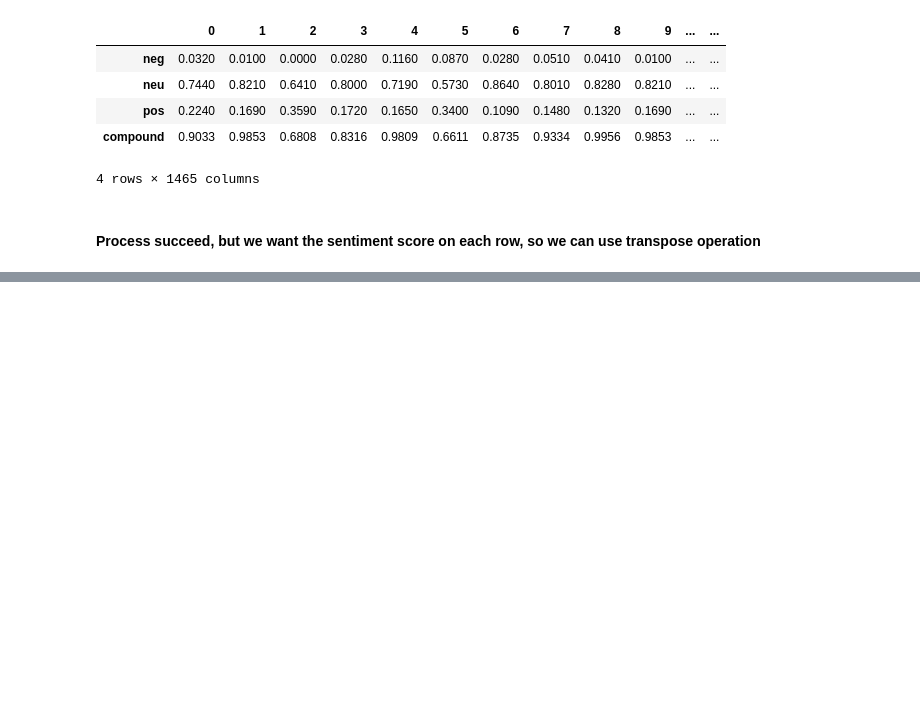
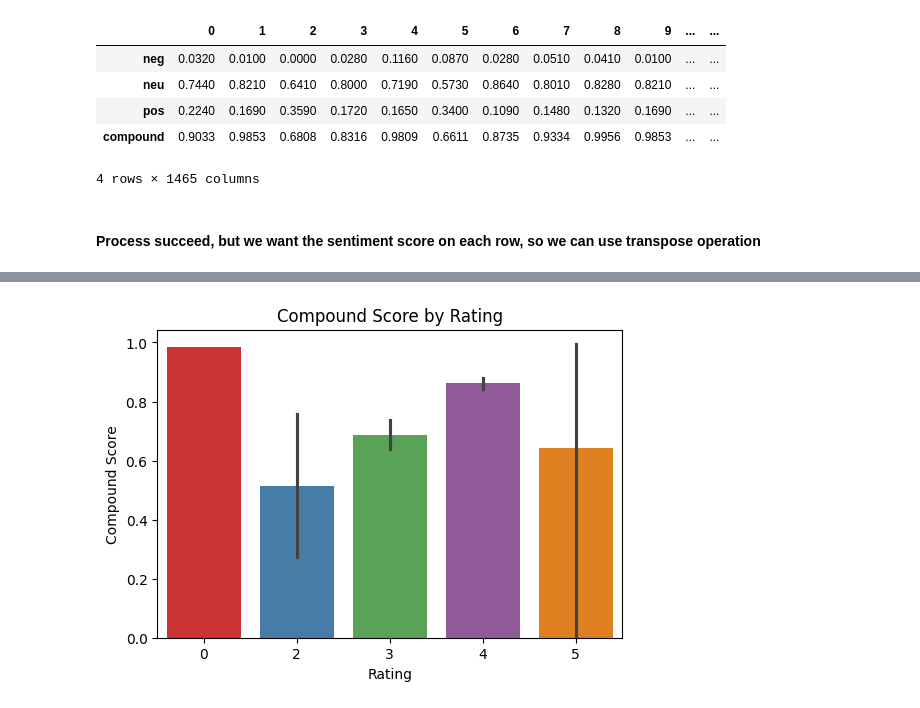
Before and after one commit to Enlightenus/Amazon_sales_analysis, a Jupyter notebook: sentiment_analysis.ipynb, the cells around one changed output, grey strips where cells are left out. Drawn from its saved outputs; the diff is of its cells as text; code cells hidden in the pictures; blank space fills up the shorter version.

Commit message:
Vader

```diff
--- a/sentiment_analysis.ipynb
+++ b/sentiment_analysis.ipynb
@@ -114,0 +115,15 @@ vaders
+# %%
+import math
+# Fill the NaN and using math.floor() to get rating_bin
+vaders.fillna({'rating': 0}, inplace=True)
+vaders['rating_bin'] = vaders['rating'].apply(lambda x: math.floor(x))
+
+plt.figure(figsize=(6, 4))
+colors = sns.color_palette('Set1',5)
+ax = sns.barplot(data=vaders, x='rating_bin', y='compound', hue='rating_bin', legend = False, palette=colors)
+ax.set_title('Compound Score by Rating')
+ax.set_xlabel('Rating')
+ax.set_ylabel('Compound Score')
+plt.show()
+# %% [output]
+[figure, added]
```
Also changed, not shown: parts of 7 cells of this notebook.
